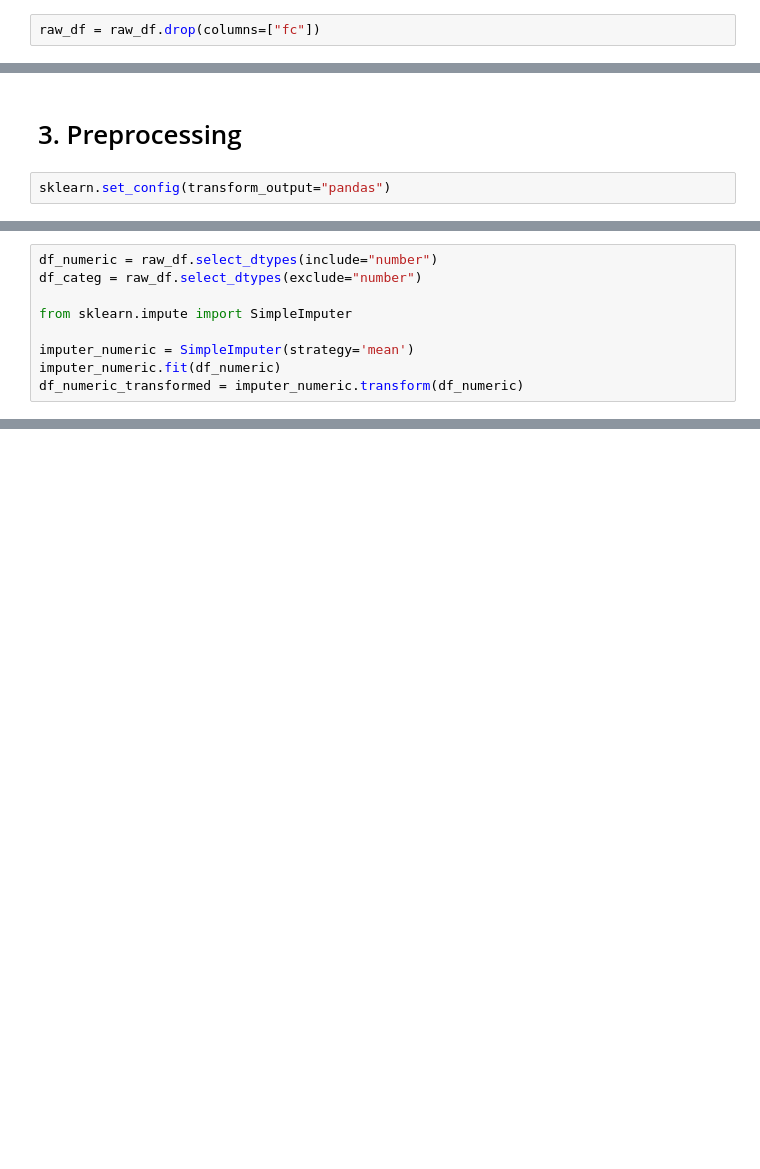
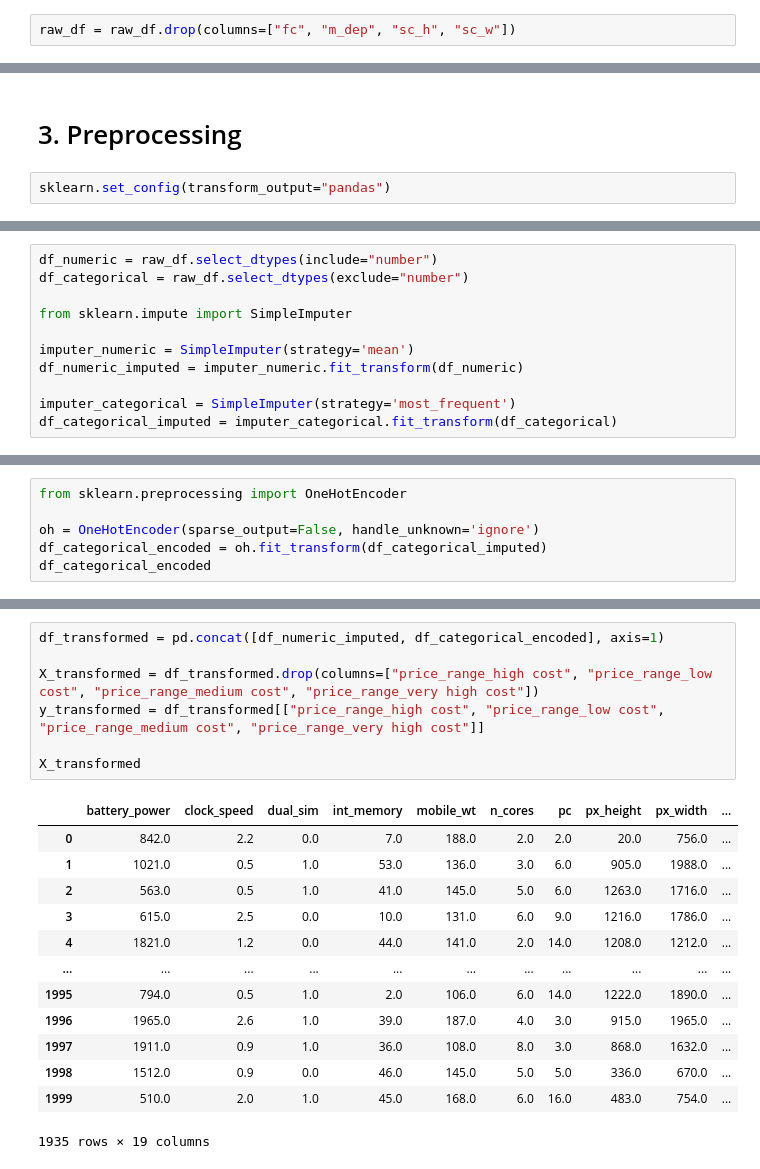
Before and after one commit to xDDreki/projekt_ML, a Jupyter notebook: sieci.ipynb, the cells around one changed output, grey strips where cells are left out. Saved outputs shown, nothing was run; the diff lists cells and outputs as text; blank space fills up the shorter version.

Commit message:
Naprawiony preprocessing i dobry model
Skończony projekt.

```diff
--- a/sieci.ipynb
+++ b/sieci.ipynb
@@ -50,6 +51,6 @@ Zauważamy, że `blue`, `four_g`, `wifi` kodował jakiś humanista i trzeba to p
 
 also nie ufałbym wartościom w `m_dep` serio telefon ma 1 mm *grubości* (głębokości)?
 # %%
-raw_df = raw_df.drop(columns=["fc"])
+raw_df = raw_df.drop(columns=["fc", "m_dep", "sc_h", "sc_w"])
 # %%
 raw_df
@@ -103,9 +97,11 @@ rows_with_missing_values
 # %%
 df_numeric = raw_df.select_dtypes(include="number")
-df_categ = raw_df.select_dtypes(exclude="number")
+df_categorical = raw_df.select_dtypes(exclude="number")
 
 from sklearn.impute import SimpleImputer
 
 imputer_numeric = SimpleImputer(strategy='mean')
-imputer_numeric.fit(df_numeric)
-df_numeric_transformed = imputer_numeric.transform(df_numeric)
+df_numeric_imputed = imputer_numeric.fit_transform(df_numeric)
+
+imputer_categorical = SimpleImputer(strategy='most_frequent')
+df_categorical_imputed = imputer_categorical.fit_transform(df_categorical)
@@ -130,0 +126,6 @@ df_numeric
+# %%
+from sklearn.preprocessing import OneHotEncoder
+
+oh = OneHotEncoder(sparse_output=False, handle_unknown='ignore')
+df_categorical_encoded = oh.fit_transform(df_categorical_imputed)
+df_categorical_encoded
@@ -130,0 +146,21 @@ df_numeric
+# %%
+df_transformed = pd.concat([df_numeric_imputed, df_categorical_encoded], axis=1)
+
+X_transformed = df_transformed.drop(columns=["price_range_high cost", "price_range_low cost", "price_range_medium cost", "price_range_very high cost"])
+y_transformed = df_transformed[["price_range_high cost", "price_range_low cost", "price_range_medium cost", "price_range_very high cost"]]
+
+X_transformed
+# %% [output]
+|  | battery_power | clock_speed | dual_sim | int_memory | mobile_wt | n_cores | pc | px_height | px_width | ... |
+| 0 | 842.0 | 2.2 | 0.0 | 7.0 | 188.0 | 2.0 | 2.0 | 20.0 | 756.0 | ... |
+| 1 | 1021.0 | 0.5 | 1.0 | 53.0 | 136.0 | 3.0 | 6.0 | 905.0 | 1988.0 | ... |
+| 2 | 563.0 | 0.5 | 1.0 | 41.0 | 145.0 | 5.0 | 6.0 | 1263.0 | 1716.0 | ... |
+| 3 | 615.0 | 2.5 | 0.0 | 10.0 | 131.0 | 6.0 | 9.0 | 1216.0 | 1786.0 | ... |
+| 4 | 1821.0 | 1.2 | 0.0 | 44.0 | 141.0 | 2.0 | 14.0 | 1208.0 | 1212.0 | ... |
+| ... | ... | ... | ... | ... | ... | ... | ... | ... | ... | ... |
+| 1995 | 794.0 | 0.5 | 1.0 | 2.0 | 106.0 | 6.0 | 14.0 | 1222.0 | 1890.0 | ... |
+| 1996 | 1965.0 | 2.6 | 1.0 | 39.0 | 187.0 | 4.0 | 3.0 | 915.0 | 1965.0 | ... |
+| 1997 | 1911.0 | 0.9 | 1.0 | 36.0 | 108.0 | 8.0 | 3.0 | 868.0 | 1632.0 | ... |
+| 1998 | 1512.0 | 0.9 | 0.0 | 46.0 | 145.0 | 5.0 | 5.0 | 336.0 | 670.0 | ... |
+| 1999 | 510.0 | 2.0 | 1.0 | 45.0 | 168.0 | 6.0 | 16.0 | 483.0 | 754.0 | ... |
+1935 rows × 19 columns
```
Also changed, not shown: parts of 35 cells of this notebook, 1 other file.
